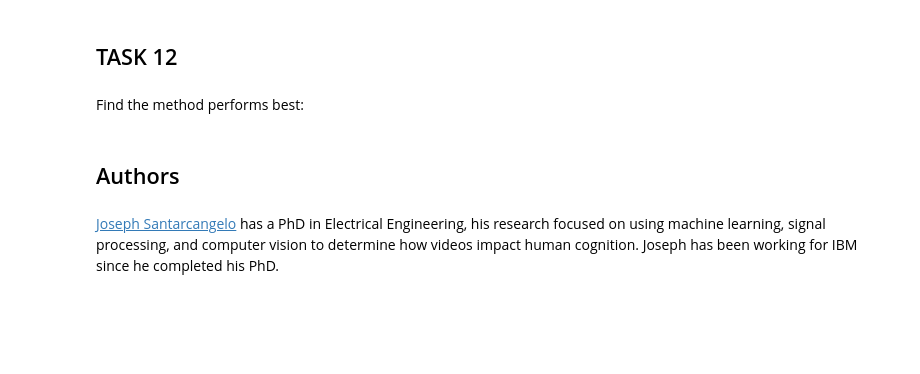
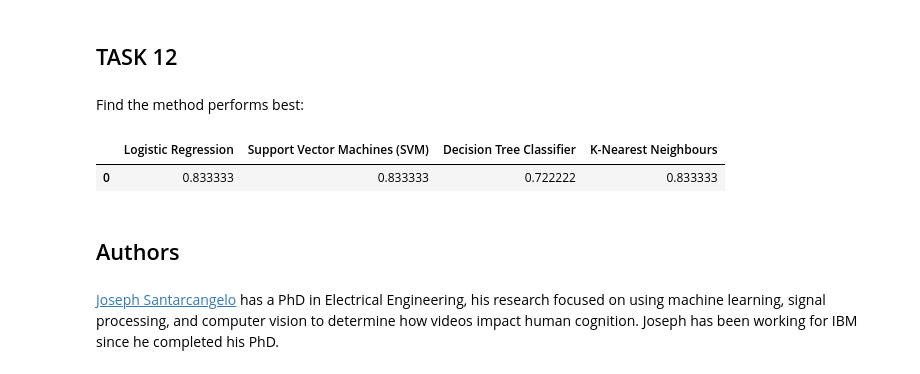
Before and after one commit to kyle-winnaar/data-science-capstone, a Jupyter notebook: labs/week-4/lab-8-machine-learning.ipynb, the cells around one changed output. Cells and saved outputs as stored; diff of their text form; code cells hidden in the pictures; blank space fills up the shorter version.

Commit message:
lab #8 - machine learning

```diff
--- a/labs/week-4/jupyter-labs-machine-learning.ipynb
+++ b/labs/week-4/lab-8-machine-learning.ipynb
@@ -294,3 +294,6 @@ parameters = {'n_neighbors': [1, 2, 3, 4, 5, 6, 7, 8, 9, 10],
               'p': [1,2]}
 
 KNN = KNeighborsClassifier()
+
+knn_cv = GridSearchCV(KNN, parameters, cv=10, n_jobs=4)
+knn_cv.fit(X_train, Y_train)
@@ -303,0 +315,3 @@ Calculate the accuracy of tree_cv on the test data using the method <code>score<
+# %%
+knn_score = knn_cv.score(X_test, Y_test)
+print(f'accuracy: {knn_score:.4f}')
@@ -310,6 +328,19 @@ plot_confusion_matrix(Y_test,yhat)
 ## TASK  12
 # %% [markdown]
 Find the method performs best:
+# %%
+scores = {
+    'Logistic Regression': [log_reg_score],
+    'Support Vector Machines (SVM)': [svm_score],
+    'Decision Tree Classifier': [tree_score],
+    'K-Nearest Neighbours': [knn_score]
+}
+
+scores_df = pd.DataFrame(scores)
+scores_df
+# %% [output]
+|  | Logistic Regression | Support Vector Machines (SVM) | Decision Tree Classifier | K-Nearest Neighbours |
+| 0 | 0.833333 | 0.833333 | 0.722222 | 0.833333 |
 # %% [markdown]
 ## Authors
 # %% [markdown]
```
Also changed, not shown: parts of 12 cells of this notebook.
